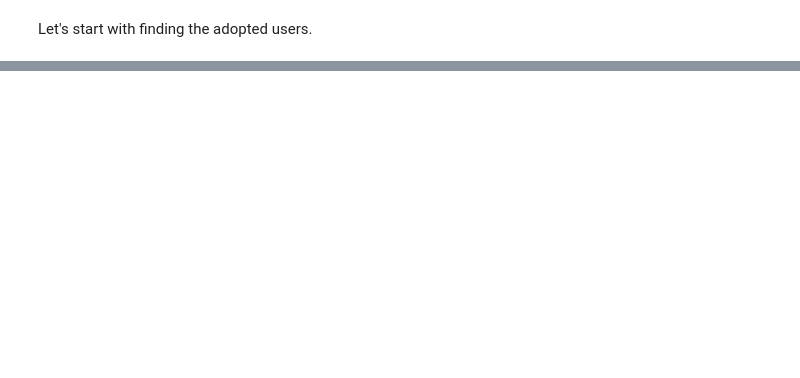
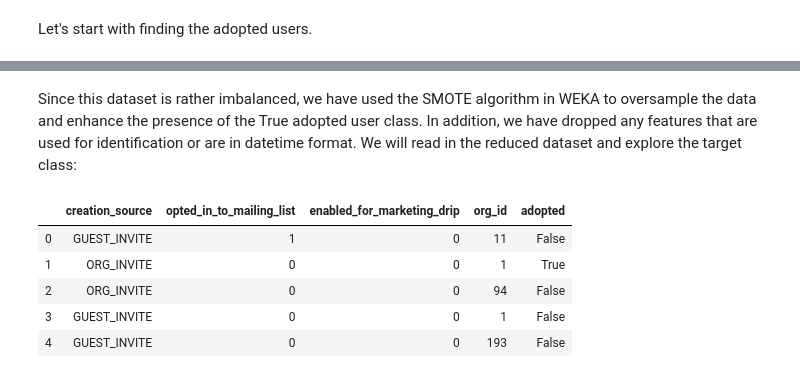
Before and after one commit to ProfAnshul/Data-Science-Challenge-Relax-Inc, a Jupyter notebook: Relax Inc.ipynb, the cells around one changed output, grey strips where cells are left out. Cells and saved outputs as stored; diff of their text form; code cells hidden in the pictures; blank space fills up the shorter version.

```diff
--- a/Relax Inc.ipynb
+++ b/Relax Inc.ipynb
@@ -104,0 +160,2 @@ print('{:.2f}% of users who have used the application are considered \'adopted u
+# %% [markdown]
+Since this dataset is rather imbalanced, we have used the SMOTE algorithm in WEKA to oversample the data and enhance the presence of the True adopted user class. In addition, we have dropped any features that are used for identification or are in datetime format. We will read in the reduced dataset and explore the target class:
@@ -104,0 +164,9 @@ print('{:.2f}% of users who have used the application are considered \'adopted u
+# %%
+df_users_trim.head()
+# %% [output]
+|  | creation_source | opted_in_to_mailing_list | enabled_for_marketing_drip | org_id | adopted |
+| 0 | GUEST_INVITE | 1 | 0 | 11 | False |
+| 1 | ORG_INVITE | 0 | 0 | 1 | True |
+| 2 | ORG_INVITE | 0 | 0 | 94 | False |
+| 3 | GUEST_INVITE | 0 | 0 | 1 | False |
+| 4 | GUEST_INVITE | 0 | 0 | 193 | False |
```
Also changed, not shown: parts of 11 cells of this notebook.
